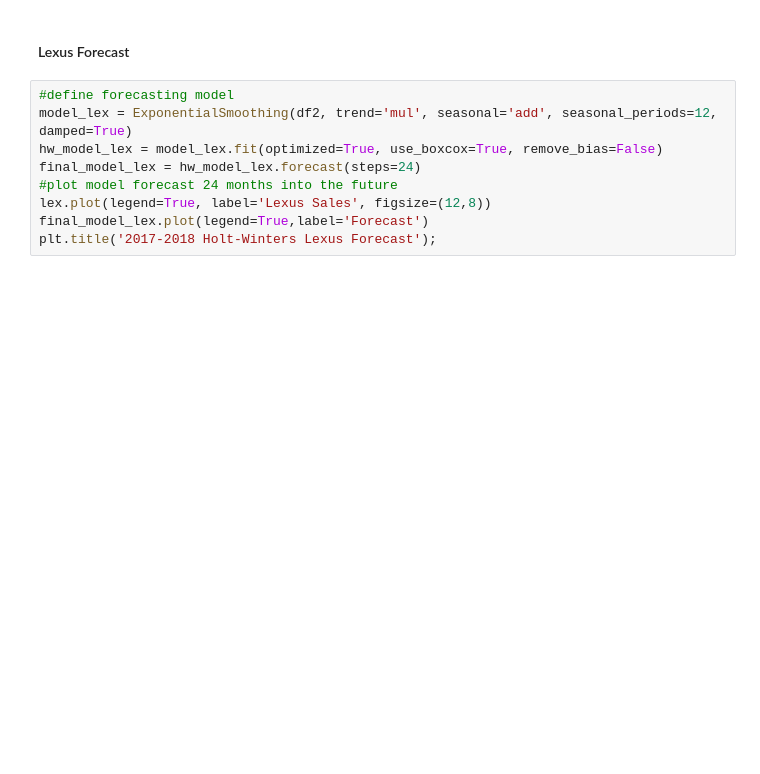
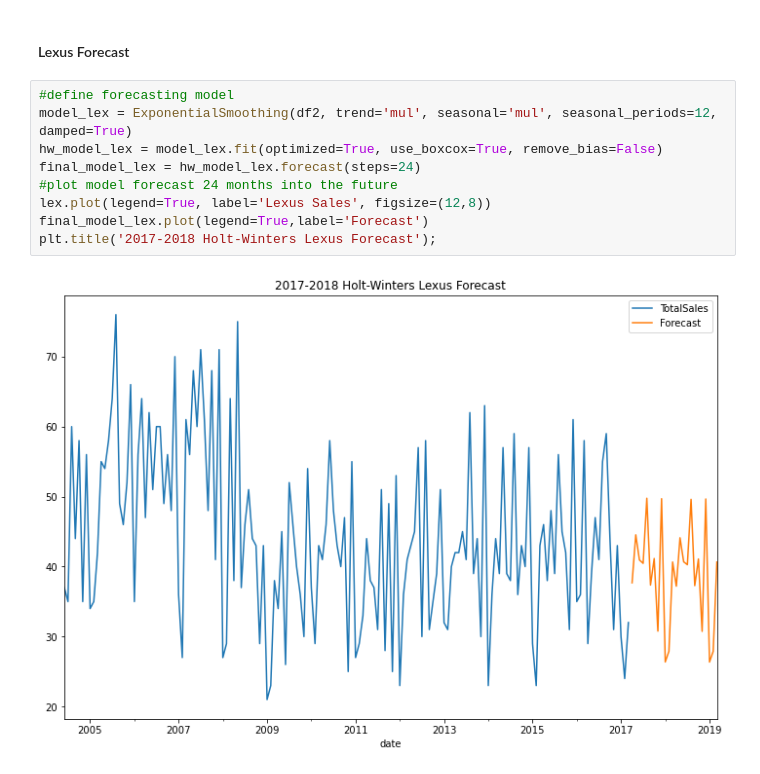
Before and after one commit to martell-n-tardy/Forecasting-with-a-Time-Series-Model-using-Python, a Jupyter notebook: notebooks/Preprocessing & Training.ipynb, the cells around one changed output. Cells and saved outputs as stored; diff of their text form; blank space fills up the shorter version.

```diff
--- a/notebooks/Preprocessing & Training.ipynb
+++ b/notebooks/Preprocessing & Training.ipynb
@@ -1026,11 +1031,13 @@ plt.title('2017-2018 Holt-Winters Dealership Forecast');
 #### Lexus Forecast
 # %%
 #define forecasting model
-model_lex = ExponentialSmoothing(df2, trend='mul', seasonal='add', seasonal_periods=12, damped=True)
+model_lex = ExponentialSmoothing(df2, trend='mul', seasonal='mul', seasonal_periods=12, damped=True)
 hw_model_lex = model_lex.fit(optimized=True, use_boxcox=True, remove_bias=False)
 final_model_lex = hw_model_lex.forecast(steps=24)
 #plot model forecast 24 months into the future
 lex.plot(legend=True, label='Lexus Sales', figsize=(12,8))
 final_model_lex.plot(legend=True,label='Forecast')
 plt.title('2017-2018 Holt-Winters Lexus Forecast');
+# %% [output]
+[figure, added]
 # %% [markdown]
```
Also changed, not shown: parts of 21 cells of this notebook.
